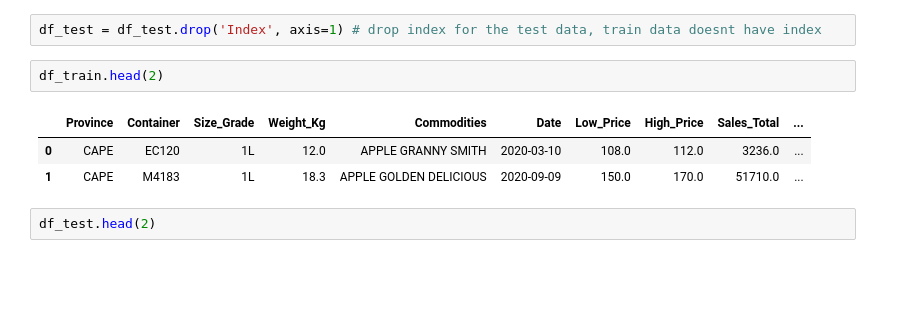
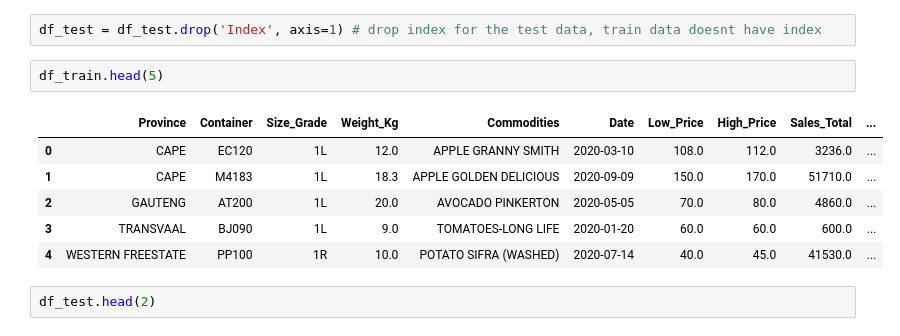
Before and after one commit to Cwaita/regression-apples-predict-api-template, a Jupyter notebook: ZM2_First_submission.ipynb, the cells around one changed output. Drawn from its saved outputs; the diff is of its cells as text; blank space fills up the shorter version.

```diff
--- a/ZM2_First_submission.ipynb
+++ b/ZM2_First_submission.ipynb
@@ -34,11 +193,14 @@ test_ID = df_test['Index']
 # %%
 df_test = df_test.drop('Index', axis=1) # drop index for the test data, train data doesnt have index
 # %%
-df_train.head(2)
+df_train.head(5)
 # %% [output]
 |  | Province | Container | Size_Grade | Weight_Kg | Commodities | Date | Low_Price | High_Price | Sales_Total | ... |
 | 0 | CAPE | EC120 | 1L | 12.0 | APPLE GRANNY SMITH | 2020-03-10 | 108.0 | 112.0 | 3236.0 | ... |
 | 1 | CAPE | M4183 | 1L | 18.3 | APPLE GOLDEN DELICIOUS | 2020-09-09 | 150.0 | 170.0 | 51710.0 | ... |
+| 2 | GAUTENG | AT200 | 1L | 20.0 | AVOCADO PINKERTON | 2020-05-05 | 70.0 | 80.0 | 4860.0 | ... |
+| 3 | TRANSVAAL | BJ090 | 1L | 9.0 | TOMATOES-LONG LIFE | 2020-01-20 | 60.0 | 60.0 | 600.0 | ... |
+| 4 | WESTERN FREESTATE | PP100 | 1R | 10.0 | POTATO SIFRA (WASHED) | 2020-07-14 | 40.0 | 45.0 | 41530.0 | ... |
 # %%
 df_test.head(2)
 # %% [output]
```
Also changed, not shown: parts of 19 cells of this notebook.
